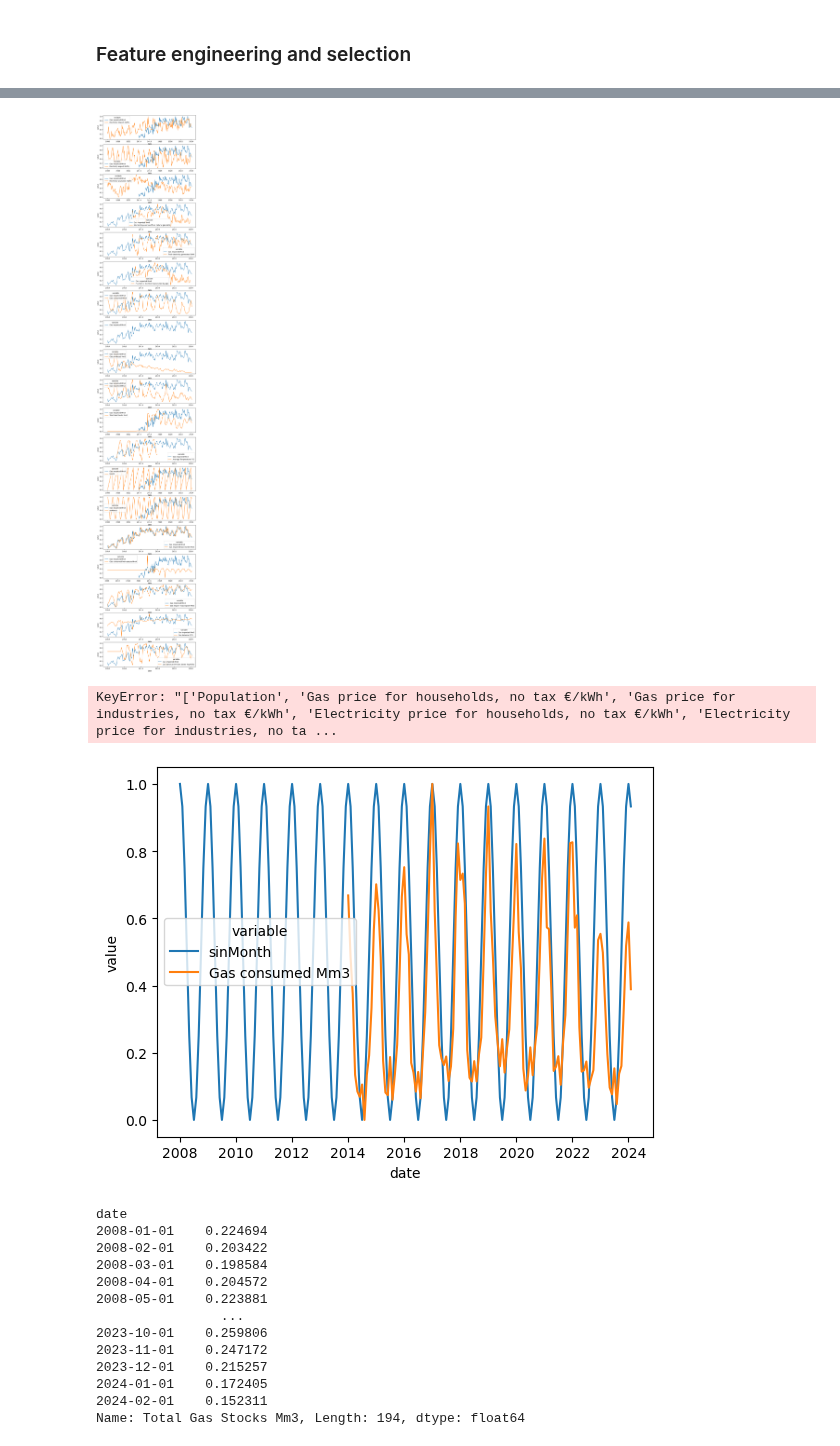
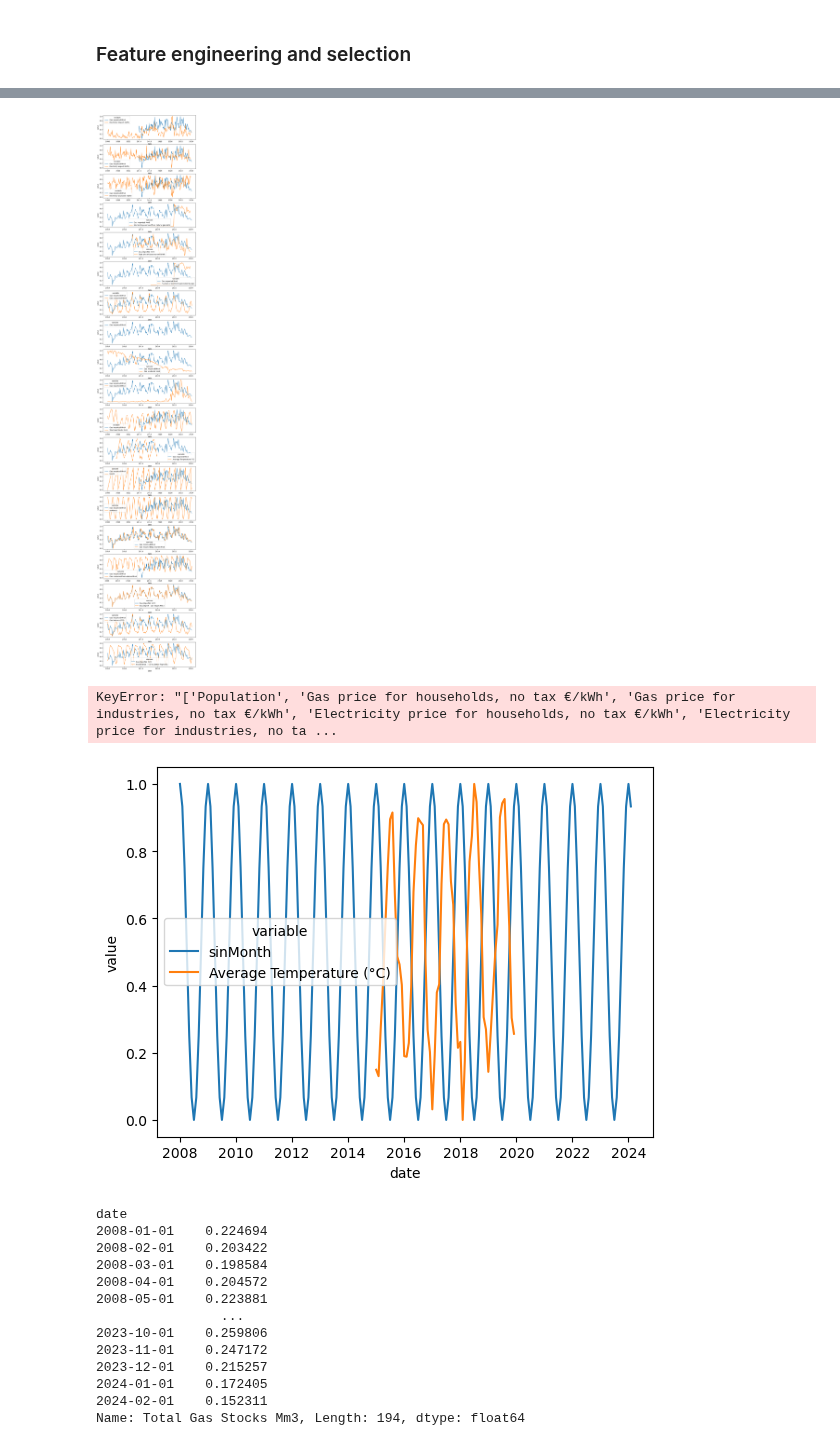
Before and after one commit to gaya22/Project_3_SEne, a Jupyter notebook: 03_exploring_features.ipynb, the cells around one changed output, grey strips where cells are left out. Drawn from its saved outputs; the diff is of its cells as text; code cells hidden in the pictures.

```diff
--- a/03_exploring_features.ipynb
+++ b/03_exploring_features.ipynb
@@ -202,11 +202,11 @@ The Netherlands, Germany and Latvia have the most complete data on this front. O
 # %%
-#Creating a datafile for ###### only
-dfNL = df.loc['NL']
-df_melted = dfNL.melt(id_vars=['Electricity import (GWh)'], value_vars=['Electricity available (GWh)'])
+#Creating a datafile for Italy only
+dfIT = df.loc['IT']
+df_melted = dfIT.melt(id_vars=['Electricity import (GWh)'], value_vars=['Electricity available (GWh)'])
 
 '''
 #Plot everything normalized
-normalized_df = (dfNL - dfNL.min()) / (dfNL.max() - dfNL.min())
+normalized_df = (dfIT - dfIT.min()) / (dfIT.max() - dfIT.min())
 df_melted = normalized_df.melt(id_vars=['Electricity import (GWh)'], value_vars=df.columns)
 sb.lineplot(data=df_melted)
 '''
@@ -215,6 +215,6 @@ sb.lineplot(data=df_melted)
 
 fig, axes = plt.subplots(len(df.columns),1,figsize = (10,50))
 
-for i in range(0,len(dfNL.columns)):
-    sb.lineplot(data = dfNL[dfNL.columns[i]], ax=axes[i])
+for i in range(0,len(dfIT.columns)):
+    sb.lineplot(data = dfIT[dfIT.columns[i]], ax=axes[i])
 # %% [output]
@@ -268,43 +268,43 @@ display(dfNLn.corr())
 # %% [markdown]
 It seems that the amount of electricity generated by gas (and as such the fraction of electricity generated by gas) is a good indicator of how much gas the Netherlands import, as well as gas consumed. Electricity exports on the other hand seem to be inversely correlated to the metric of our interest. From the correlation matrix, however, none of these values shows a strong correlation (0.8 or more). This latter matrix shows a connection between the gas prices for housings and industry and the industry's prices for electricity and gas, while the electricity price for housing and industry are not well linked, as well as the household prices for gas and electricity (a high electricity price does not correlate strongly to a high price of gas).
 # %%
-dfNL = dfNL.drop(['Population','Gas price for households, no tax €/kWh','Gas price for industries, no tax €/kWh','Electricity price for households, no tax €/kWh','Electricity price for industries, no tax €/kWh'],axis=1)
+dfIT = dfIT.drop(['Population','Gas price for households, no tax €/kWh','Gas price for industries, no tax €/kWh','Electricity price for households, no tax €/kWh','Electricity price for industries, no tax €/kWh'],axis=1)
 # %% [markdown]
 ### Feature engineering and selection
 # %%
-dfNL['Month'] = dfNL.index.month
+dfIT['Month'] = dfIT.index.month
 
-dfNL['sinMonth'] = 1 + np.sin((dfNL['Month']+2)/6*np.pi) #January is numerically close to December
+dfIT['sinMonth'] = 1 + np.sin((dfIT['Month']+2)/6*np.pi) #January is numerically close to December
 
-dfNL['Gas imported last month Mm3'] = dfNL['Gas imported Mm3'].shift(1) # Gas imported the last month
+dfIT['Gas imported last month Mm3'] = dfIT['Gas imported Mm3'].shift(1) # Gas imported the last month
 
 #Here we do gas balances
 
-dfNL['Gas consumed from stocks Mm3'] = dfNL['Total Gas Stocks Mm3'] - dfNL['Total Gas Stocks Mm3'].shift(1)
-dfNL['Gas import - Gas export Mm3'] = dfNL['Gas imported Mm3'] - dfNL['Gas exported Mm3']
-dfNL['Gas balance (???)'] = dfNL['Gas import - Gas export Mm3'] - dfNL['Gas consumed from stocks Mm3']
-dfNL['Gas balance (???) but better hopefully'] = dfNL['Gas import - Gas export Mm3'] + dfNL['Gas produced Mm3'] - dfNL['Gas consumed Mm3']
+dfIT['Gas consumed from stocks Mm3'] = dfIT['Total Gas Stocks Mm3'] - dfIT['Total Gas Stocks Mm3'].shift(1)
+dfIT['Gas import - Gas export Mm3'] = dfIT['Gas imported Mm3'] - dfIT['Gas exported Mm3']
+dfIT['Gas balance (???)'] = dfIT['Gas import - Gas export Mm3'] - dfIT['Gas consumed from stocks Mm3']
+dfIT['Gas balance (???) but better hopefully'] = dfIT['Gas import - Gas export Mm3'] + dfIT['Gas produced Mm3'] - dfIT['Gas consumed Mm3']
 
 #Plotting normalized data
-dfNLn = dfNL.copy(deep=True)
+dfITn = dfIT.copy(deep=True)
 
 
-for column in dfNLn.columns: #what I do here is put all values on a scale from 0 to 1, where 0 corresponds to min value and 1 to max value
-    dfNLn.loc[:,column] = (dfNLn.loc[:,column] - dfNLn.loc[:,column].min())/(dfNLn.loc[:,column].max() - dfNLn.loc[:,column].min())
+for column in dfITn.columns: #what I do here is put all values on a scale from 0 to 1, where 0 corresponds to min value and 1 to max value
+    dfITn.loc[:,column] = (dfITn.loc[:,column] - dfITn.loc[:,column].min())/(dfITn.loc[:,column].max() - dfITn.loc[:,column].min())
 
-dfNLn = dfNLn.reset_index()
+dfITn = dfITn.reset_index()
 
-fig, axes = plt.subplots(len(dfNLn.columns)-1,1,figsize = (10,60))
+fig, axes = plt.subplots(len(dfITn.columns)-1,1,figsize = (10,60))
 
 j = 1
-for i in range(0,len(dfNLn.columns)-1):
-    sb.lineplot(x='date', y='value', hue='variable',data = pd.melt(dfNLn[['date','Gas imported Mm3',dfNLn.columns[j]]], ['date']), ax=axes[i])
+for i in range(0,len(dfITn.columns)-1):
+    sb.lineplot(x='date', y='value', hue='variable',data = pd.melt(dfITn[['date','Gas imported Mm3',dfITn.columns[j]]], ['date']), ax=axes[i])
     j = j + 1
 
-dfNLn = dfNLn.set_index('date')
+dfITn = dfITn.set_index('date')
 
 #let's see for only the non-NaN values
-#display(dfNLn.loc[slice(None, pd.to_datetime("2020-02",format='%Y-%m')), :].corr())
-display(dfNLn.corr())
+#display(dfITn.loc[slice(None, pd.to_datetime("2020-02",format='%Y-%m')), :].corr())
+display(dfITn.corr())
 # %% [output]
 |  | Electricity import (GWh) | Electricity export (GWh) | Electricity available (GWh) | Electricity generated from natura... | ... |
@@ -327,2 +327,2 @@ display(dfNLn.corr())
-[figure, old version]
+[figure, new version]
 # %%
@@ -330,15 +330,16 @@ dfNL = dfNL.drop(['Population','Gas price for households, no tax €/kWh','Gas p
 # %% [output]
 KeyError: "['Population', 'Gas price for households, no tax €/kWh', 'Gas price for industries, no tax €/kWh', 'Electricity price for households, no tax €/kWh', 'Electricity price for industries, no ta ...
 # %%
-dfNLn = dfNLn.reset_index()
+dfITn = dfITn.reset_index()
 
-#sb.lineplot(x='date', y='value', hue='variable', data = pd.melt(dfNL[['date','Gas balance (???)','Gas consumed Mm3']], ['date']))
-#sb.lineplot(x='date', y='value', hue='variable', data = pd.melt(dfNL[['date','Total Gas Stocks Mm3','Gas consumed Mm3']], ['date']))
-#sb.lineplot(x='date', y='value', hue='variable', data = pd.melt(dfNL[['date','Gas import - Gas export Mm3','Gas consumed Mm3']], ['date']))
-#sb.lineplot(x='date', y='value', hue='variable', data = pd.melt(dfNL[['date','Gas balance (???) but better hopefully','Gas consumed Mm3']], ['date']))
-sb.lineplot(x='date', y='value', hue='variable', data = pd.melt(dfNLn[['date','sinMonth','Gas consumed Mm3']], ['date']))
+#sb.lineplot(x='date', y='value', hue='variable', data = pd.melt(dfIT[['date','Gas balance (???)','Gas consumed Mm3']], ['date']))
+#sb.lineplot(x='date', y='value', hue='variable', data = pd.melt(dfIT[['date','Total Gas Stocks Mm3','Gas consumed Mm3']], ['date']))
+#sb.lineplot(x='date', y='value', hue='variable', data = pd.melt(dfIT[['date','Gas import - Gas export Mm3','Gas consumed Mm3']], ['date']))
+#sb.lineplot(x='date', y='value', hue='variable', data = pd.melt(dfIT[['date','Gas balance (???) but better hopefully','Gas consumed Mm3']], ['date']))
+#sb.lineplot(x='date', y='value', hue='variable', data = pd.melt(dfITn[['date','sinMonth','Gas consumed Mm3']], ['date']))
+sb.lineplot(x='date', y='value', hue='variable', data = pd.melt(dfITn[['date','sinMonth','Average Temperature (°C)']], ['date']))
 
-dfNLn = dfNLn.set_index('date')
+dfITn = dfITn.set_index('date')
 # %% [output]
-[figure, old version]
+[figure, new version]
 # %%
```
Also changed, not shown: parts of 7 cells of this notebook, 1 other file.
